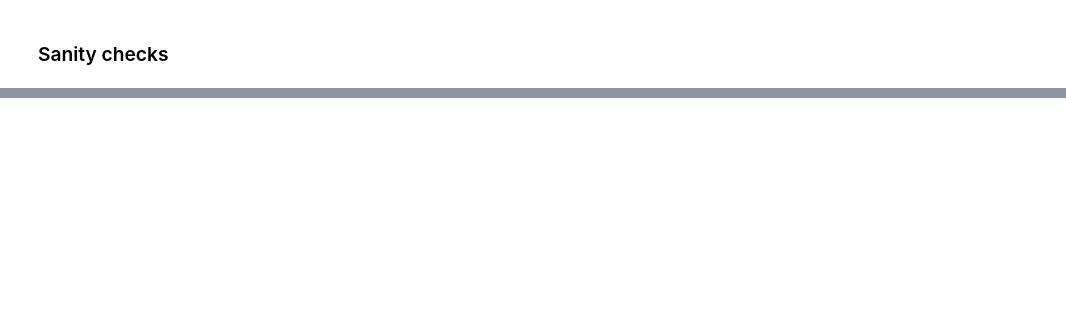
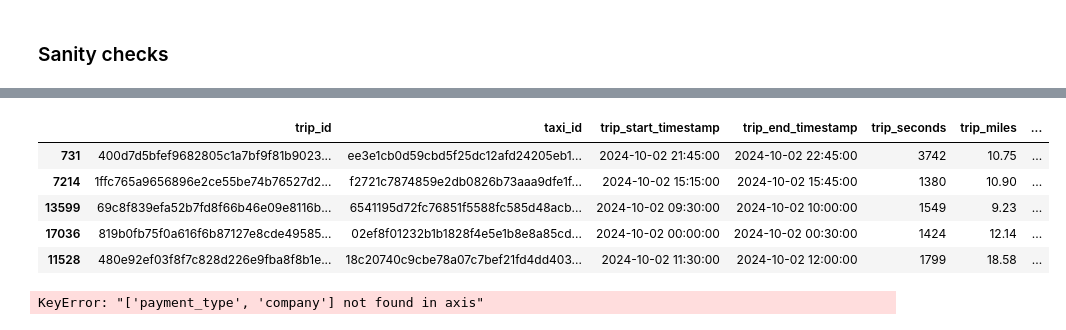
Before and after one commit to rhamorszky/data_engineering_project, a Jupyter notebook: src/notebooks/06_chicago_data_to_mapping.ipynb, the cells around one changed output, grey strips where cells are left out. Drawn from its saved outputs; the diff is of its cells as text; code cells hidden in the pictures; blank space fills up the shorter version.

```diff
--- a/src/notebooks/06_chicago_data_to_mapping.ipynb
+++ b/src/notebooks/06_chicago_data_to_mapping.ipynb
@@ -356,0 +359,9 @@ taxi_trips.nlargest(10, 'fare')
+# %%
+payment_type_master = taxi_trips['payment_type'].drop_duplicates().reset_index(drop = True)
+
+payment_type_master = pd.DataFrame({
+    "payment_type_id": range(1, len(payment_type_master) + 1),
+    "payment_type": payment_type_master
+})
+
+print(payment_type_master)
@@ -356,0 +377,9 @@ taxi_trips.nlargest(10, 'fare')
+# %%
+company_master = taxi_trips['company'].drop_duplicates().reset_index(drop = True)
+
+company_master = pd.DataFrame({
+    "company_id": range(1, len(company_master) + 1),
+    "company": company_master
+})
+
+print(company_master)
@@ -356,0 +420,17 @@ taxi_trips.nlargest(10, 'fare')
+# %%
+taxi_trips_id = taxi_trips.merge(payment_type_master, on="payment_type")
+
+taxi_trips_id = taxi_trips_id.merge(company_master, on="company")
+# %%
+taxi_trips_id.sample(5)
+# %% [output]
+|  | trip_id | taxi_id | trip_start_timestamp | trip_end_timestamp | trip_seconds | trip_miles | ... |
+| 731 | 400d7d5bfef9682805c1a7bf9f81b9023... | ee3e1cb0d59cbd5f25dc12afd24205eb1... | 2024-10-02 21:45:00 | 2024-10-02 22:45:00 | 3742 | 10.75 | ... |
+| 7214 | 1ffc765a9656896e2ce55be74b76527d2... | f2721c7874859e2db0826b73aaa9dfe1f... | 2024-10-02 15:15:00 | 2024-10-02 15:45:00 | 1380 | 10.90 | ... |
+| 13599 | 69c8f839efa52b7fd8f66b46e09e8116b... | 6541195d72fc76851f5588fc585d48acb... | 2024-10-02 09:30:00 | 2024-10-02 10:00:00 | 1549 | 9.23 | ... |
+| 17036 | 819b0fb75f0a616f6b87127e8cde49585... | 02ef8f01232b1b1828f4e5e1b8e8a85cd... | 2024-10-02 00:00:00 | 2024-10-02 00:30:00 | 1424 | 12.14 | ... |
+| 11528 | 480e92ef03f8f7c828d226e9fba8f8b1e... | 18c20740c9cbe78a07c7bef21fd4dd403... | 2024-10-02 11:30:00 | 2024-10-02 12:00:00 | 1799 | 18.58 | ... |
+# %%
+taxi_trips_id.drop(["payment_type", "company"], axis=1, inplace=True)
+# %% [output]
+KeyError: "['payment_type', 'company'] not found in axis"
```
Also changed, not shown: parts of 45 cells of this notebook, 4 other files.
